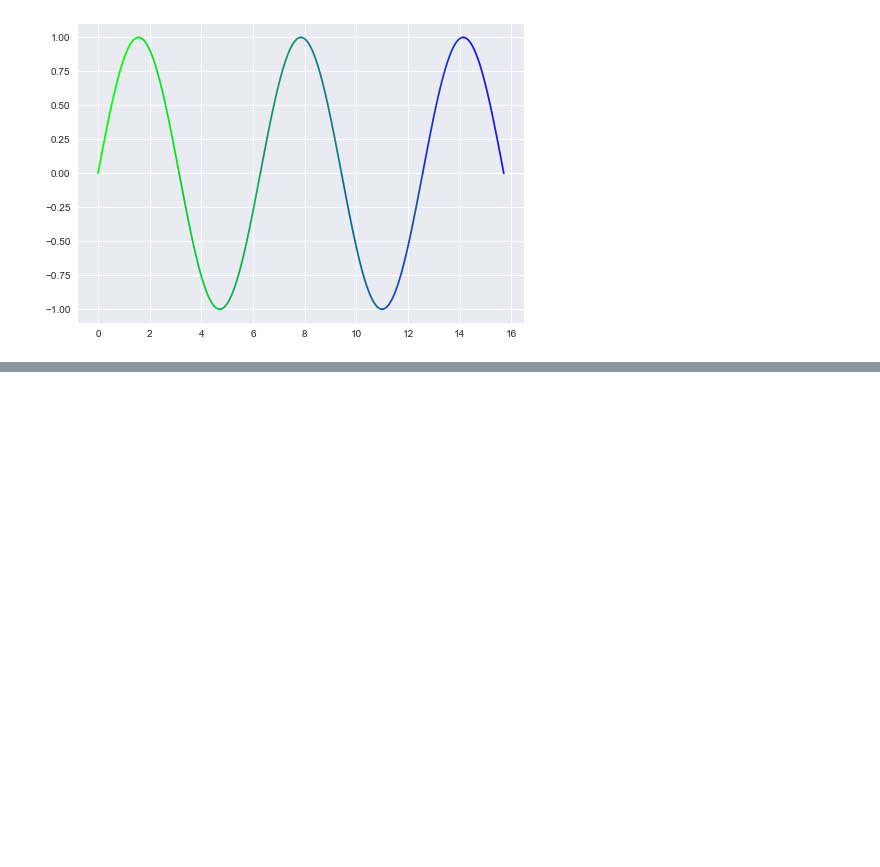
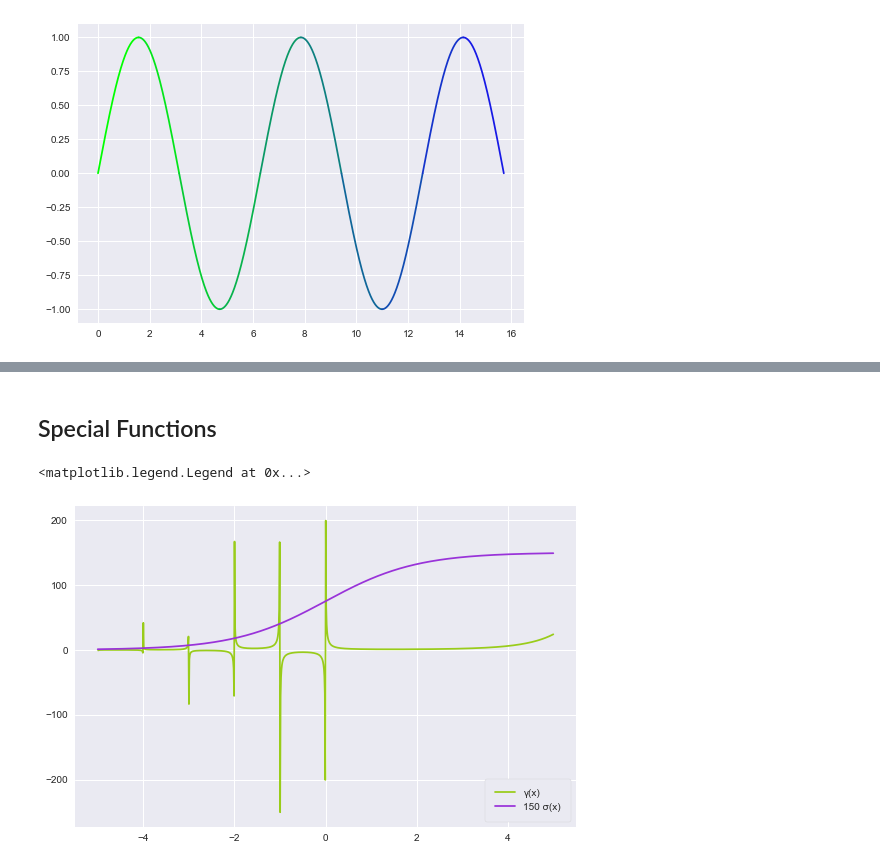
Before and after one commit to Moaaz-Mahmoud/Library-Demos, a Jupyter notebook: matplotlib_demo.ipynb, the cells around one changed output, grey strips where cells are left out. Cells and saved outputs as stored; diff of their text form; code cells hidden in the pictures; blank space fills up the shorter version.

```diff
--- a/matplotlib_demo.ipynb
+++ b/matplotlib_demo.ipynb
@@ -139,0 +159,15 @@ for i in range(10):
+# %% [markdown]
+## Special Functions
+# %%
+import scipy.special as sc
+x = np.linspace(-5, 5, 1000)
+fig, ax = plt.subplots()
+#plt.axis('equal')
+
+ax.plot(x, sc.gamma(x), label='γ(x)', color=(0.6, 0.8, 0.1))
+ax.plot(x, 150*sc.expit(x), label='150 σ(x)', color=(0.6, 0.2, 0.85)) #Sigmoid
+
+ax.legend(frameon=True, loc='lower right', framealpha=1, borderpad=1, fancybox=True)
+# %% [output]
+<matplotlib.legend.Legend at 0x...>
+[figure, added]
```
Also changed, not shown: parts of 27 cells of this notebook.
